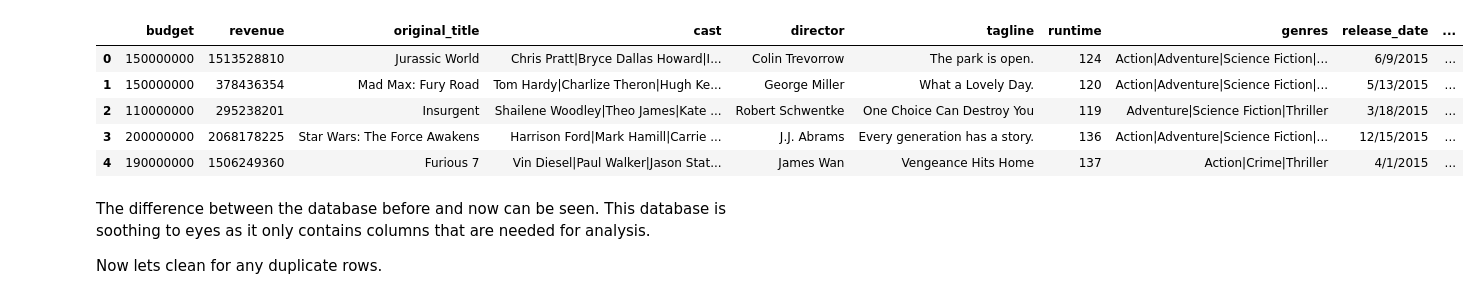
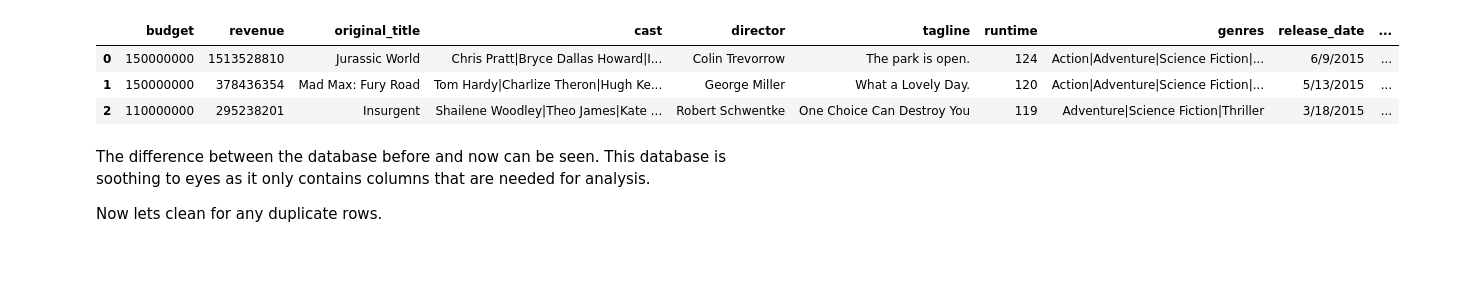
Before and after one commit to JuzerShakir/Investigate_TMDb_Movies, a Jupyter notebook: Investigating_Database.ipynb, the cells around one changed output. Drawn from its saved outputs; the diff is of its cells as text; code cells hidden in the pictures; blank space fills up the shorter version.

Commit message:
Show less rows of the data in the output for starting 2 Analysis

```diff
--- a/Investigating_Database.ipynb
+++ b/Investigating_Database.ipynb
@@ -128,19 +122,17 @@ movie_data = pd.read_csv('tmdb_movies_data.csv')
 # %%
 #lets give a list of movies that needs to be deleted
 del_col = [ 'id', 'imdb_id', 'popularity', 'budget_adj', 'revenue_adj', 'homepage', 'keywords', 'overview', 'production_companies', 'vote_count', 'vote_average']
 
 
 #deleting the columns from the database
 movie_data = movie_data.drop(del_col, 1)
 #now take a look at this new dataset
-movie_data.head()
+movie_data.head(3)
 # %% [output]
 |  | budget | revenue | original_title | cast | director | tagline | runtime | genres | release_date | ... |
 | 0 | 150000000 | 1513528810 | Jurassic World | Chris Pratt|Bryce Dallas Howard|I... | Colin Trevorrow | The park is open. | 124 | Action|Adventure|Science Fiction|... | 6/9/2015 | ... |
 | 1 | 150000000 | 378436354 | Mad Max: Fury Road | Tom Hardy|Charlize Theron|Hugh Ke... | George Miller | What a Lovely Day. | 120 | Action|Adventure|Science Fiction|... | 5/13/2015 | ... |
 | 2 | 110000000 | 295238201 | Insurgent | Shailene Woodley|Theo James|Kate ... | Robert Schwentke | One Choice Can Destroy You | 119 | Adventure|Science Fiction|Thriller | 3/18/2015 | ... |
-| 3 | 200000000 | 2068178225 | Star Wars: The Force Awakens | Harrison Ford|Mark Hamill|Carrie ... | J.J. Abrams | Every generation has a story. | 136 | Action|Adventure|Science Fiction|... | 12/15/2015 | ... |
-| 4 | 190000000 | 1506249360 | Furious 7 | Vin Diesel|Paul Walker|Jason Stat... | James Wan | Vengeance Hits Home | 137 | Action|Crime|Thriller | 4/1/2015 | ... |
 # %% [markdown]
 The difference between the database before and now can be seen. This database is soothing to eyes as it only contains columns that are needed for analysis.
 
```
Also changed, not shown: parts of 5 cells of this notebook.
